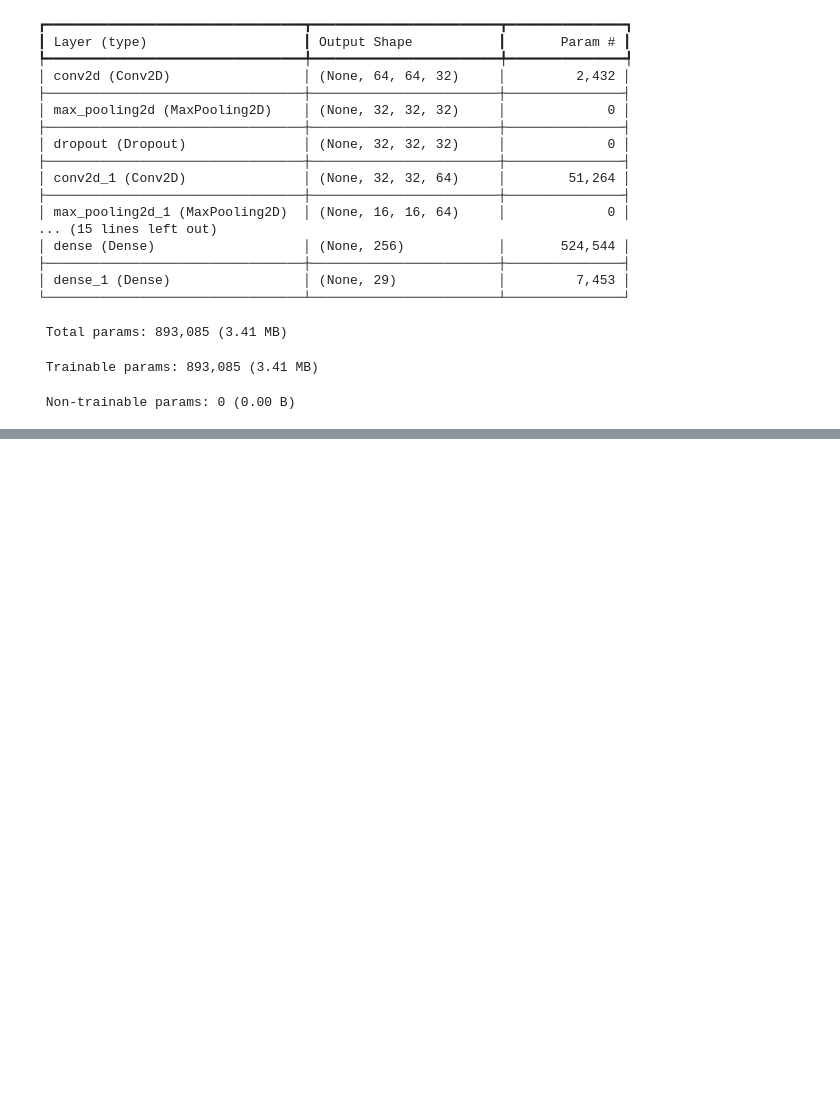
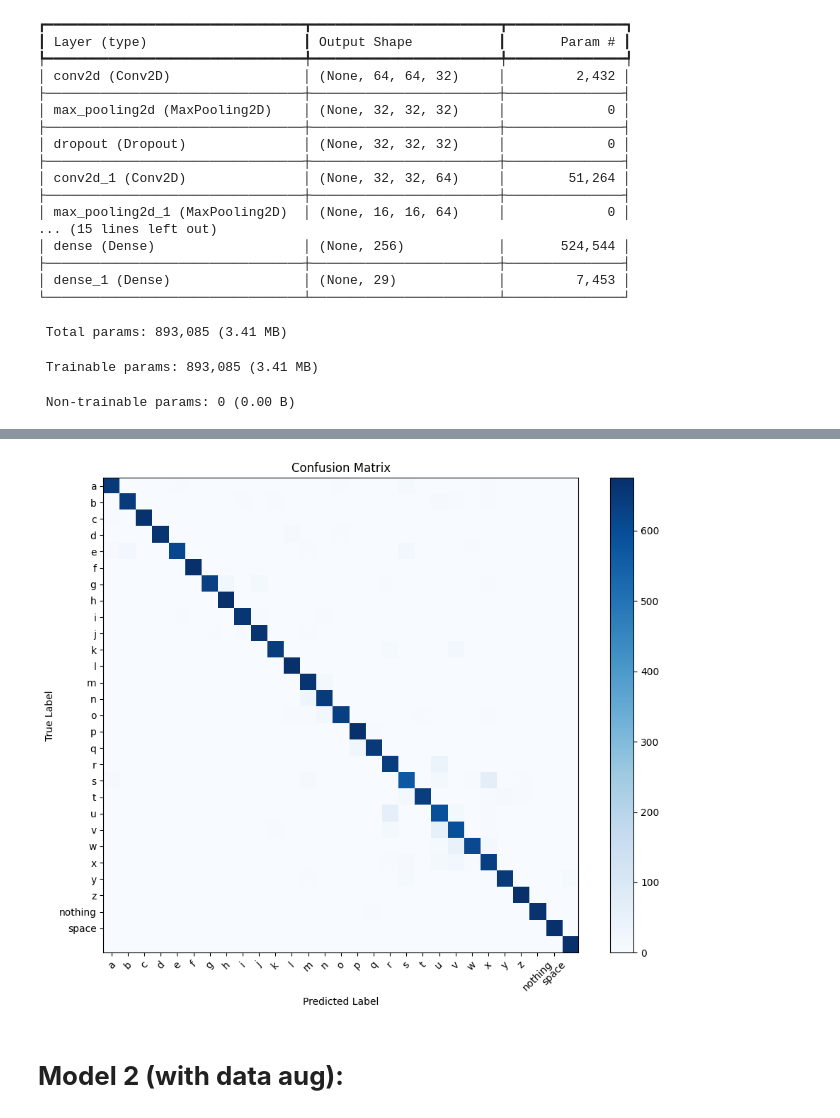
Before and after one commit to Nina-mvH/ASL_alphabet_recognition, a Jupyter notebook: asl.ipynb, the cells around one changed output, grey strips where cells are left out. Cells and saved outputs as stored; diff of their text form; code cells hidden in the pictures; blank space fills up the shorter version.

Commit message:
Kaggle Notebook | ASL fnal | Version 12 | Added confusion matrices and split into two models

```diff
--- a/asl.ipynb
+++ b/asl.ipynb
@@ -180,13 +144,12 @@ Model: "sequential"
 early_stop = EarlyStopping(monitor='val_loss',patience=5)
 
 batch_size=128
-epochs=2
+epochs=3
 
 history = model.fit(train_generator,
                     epochs=epochs,
                     verbose=1,
                     validation_data=validation_generator,
-                    callbacks = [early_stop],
-                    validation_freq=5)
+                    callbacks = [early_stop],)
 # %% [output]
 Epoch 1/2
@@ -195,0 +171,30 @@ Epoch 2/2
+# %%
+from sklearn.metrics import confusion_matrix
+
+class_names = ['a','b','c','d','e','f','g','h','i','j','k','l','m','n','o','p','q','r','s','t','u','v','w','x','y','z','nothing','space']
+
+# Generate predictions for the validation dataset
+predictions = model.predict(validation_generator)
+
+# Convert predictions from probabilities to class labels
+predicted_labels = np.argmax(predictions, axis=1)
+
+# Extract true labels from the validation generator
+true_labels = validation_generator.classes
+
+# Compute confusion matrix
+conf_matrix = confusion_matrix(true_labels, predicted_labels)
+
+# Visualize confusion matrix
+plt.figure(figsize=(10, 8))
+plt.imshow(conf_matrix, interpolation='nearest', cmap=plt.cm.Blues)
+plt.title('Confusion Matrix')
+plt.colorbar()
+tick_marks = np.arange(len(class_names))
+plt.xticks(tick_marks, class_names, rotation=45)
+plt.yticks(tick_marks, class_names)
+plt.ylabel('True Label')
+plt.xlabel('Predicted Label')
+plt.tight_layout()
+plt.show()
+# %% [output]
@@ -195,0 +202 @@ Epoch 2/2
+[figure, added]
@@ -195,0 +205,2 @@ Epoch 2/2
+# %% [markdown]
+# **Model 2 (with data aug):**
```
Also changed, not shown: parts of 40 cells of this notebook.
